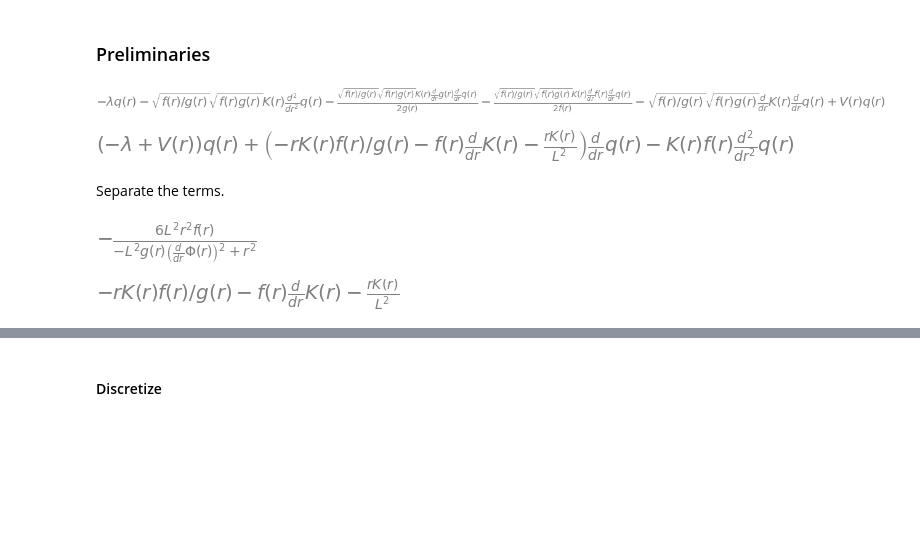
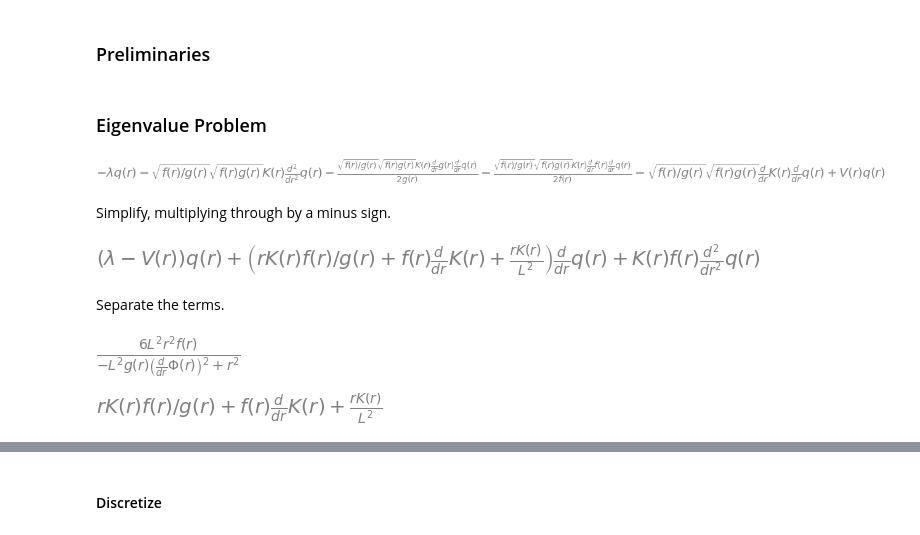
Before and after one commit to jchryssanthacopoulos/wormholes, a Jupyter notebook: negative_modes_analysis.ipynb, the cells around one changed output, grey strips where cells are left out. Saved outputs shown, nothing was run; the diff lists cells and outputs as text; code cells hidden in the pictures; blank space fills up the shorter version.

```diff
--- a/negative_modes_analysis.ipynb
+++ b/negative_modes_analysis.ipynb
@@ -100,28 +100,32 @@ K_sol = 6 * L ** 2 * r ** 2 / (r ** 2 - g * L ** 2 * dPhi ** 2)
 
 V = sympy.Function("V")(r)
 V_sol = (4 * K_sol / g) * ((2 * g) / (L ** 2 * f * r) * ((L ** 2 * (r - L ** 2 * Phi * dPhi) + g * (r - 2 * L ** 2 * Phi * dPhi)) / (r ** 2 - g * L ** 2 * dPhi ** 2)) - 1)
+# %% [markdown]
+### Eigenvalue Problem
 # %%
 eigen = -sympy.sqrt(f / g) * sympy.diff(sympy.sqrt(f * g) * K * dq, r) + V * q - lam * q
 eigen.expand()
 # %% [output]
 [figure]
+# %% [markdown]
+Simplify, multiplying through by a minus sign.
 # %%
-eigen = -lam * q - r * f * K * dq / g - f * K * ddq - f * dK * dq + V * q - r * K * dq / L ** 2
+eigen = lam * q + r * f * K * dq / g + f * K * ddq + f * dK * dq - V * q + r * K * dq / L ** 2
 eigen.collect([q, dq])
 # %% [output]
-[figure, old version]
+[figure, new version]
 # %% [markdown]
 Separate the terms.
 # %%
-ddq_factor = (-K * f).subs({K: K_sol})
+ddq_factor = eigen.coeff(ddq).subs({K: K_sol})
 ddq_factor
 # %% [output]
-[figure, old version]
+[figure, new version]
 # %%
-dq_factor = -r * K * f / g - r * K / L ** 2 - f * dK
+dq_factor = eigen.coeff(dq)
 dq_factor
 # %% [output]
-[figure, old version]
+[figure, new version]
 # %%
 dq_factor = dq_factor.subs({K: K_sol}).simplify()
 dq_factor
```
Also changed, not shown: parts of 6 cells of this notebook.
